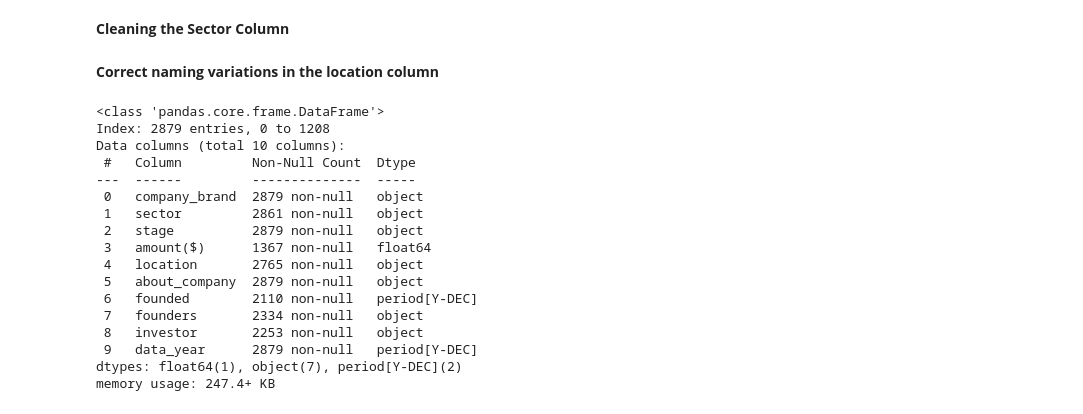
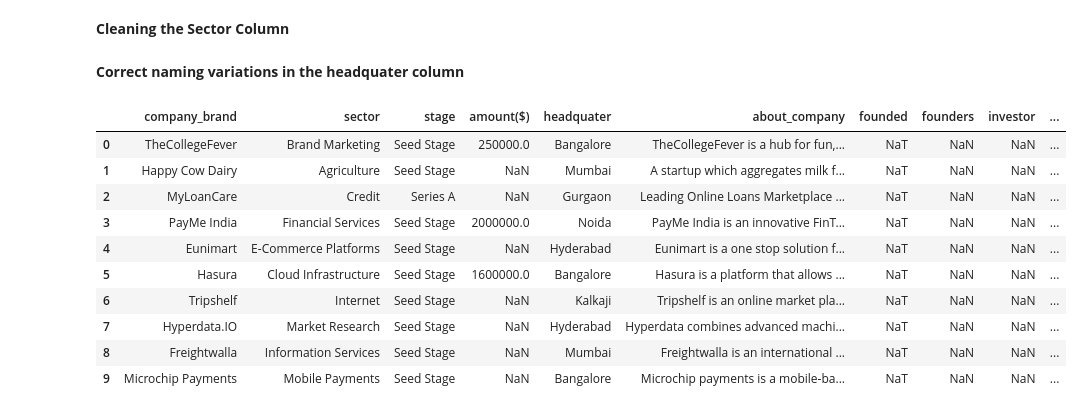
Before and after one commit to MurithiDenisGitobu/EDA-Indian-Startup-Funding, a Jupyter notebook: LP1_Project.ipynb.ipynb, the cells around one changed output. Drawn from its saved outputs; the diff is of its cells as text; code cells hidden in the pictures.

```diff
--- a/LP1_Project.ipynb.ipynb
+++ b/LP1_Project.ipynb.ipynb
@@ -319,17 +316,17 @@ data_2021['data_year'] = pd.to_datetime('2021', format='%Y').year
 def concat_dfs(df_1, df_2, df_3, df_4):
     # Rename columns in individual DataFrames
     df_1.rename(columns={'Company Name': 'company_brand', 'Industry': 'sector', 'Round/Series': 'stage',
-                         'Amount': 'amount($)', 'Location': 'location', 'About Company': 'about_company'},
+                         'Amount': 'amount($)', 'Location': 'headquater', 'About Company': 'about_company'},
                 inplace=True)
-    df_2.rename(columns={'Company/Brand': 'company_brand', 'Founded': 'founded', 'HeadQuarter': 'location',
+    df_2.rename(columns={'Company/Brand': 'company_brand', 'Founded': 'founded', 'HeadQuarter': 'headquater',
                          'Sector': 'sector', 'What it does': 'about_company', 'Founders': 'founders',
                          'Investor': 'investor', 'Amount($)': 'amount($)', 'Stage': 'stage'},
                 inplace=True)
-    df_3.rename(columns={'Company_Brand': 'company_brand', 'Founded': 'founded', 'HeadQuarter': 'location',
+    df_3.rename(columns={'Company_Brand': 'company_brand', 'Founded': 'founded', 'HeadQuarter': 'headquater',
                          'Sector': 'sector', 'What_it_does': 'about_company', 'Founders': 'founders',
                          'Investor': 'investor', 'Amount': 'amount($)', 'Stage': 'stage'},
                 inplace=True)
-    df_4.rename(columns={'Company_Brand': 'company_brand', 'Founded': 'founded', 'HeadQuarter': 'location',
+    df_4.rename(columns={'Company_Brand': 'company_brand', 'Founded': 'founded', 'HeadQuarter': 'headquater',
                          'Sector': 'sector', 'What_it_does': 'about_company', 'Founders': 'founders',
                          'Investor': 'investor', 'Amount': 'amount($)', 'Stage': 'stage'},
                 inplace=True)
@@ -535,41 +532,31 @@ Name: count, dtype: int64
 # %%
 # Get the first sentence of every list
 df['sector']=df['sector'].str.split(",").str[0]
+# %% [markdown]
+**Correct naming variations in the headquater column**
 # %%
 # Get the first location from every list
-df['location']=df['location'].str.split(",").str[0]
+df['headquater']=df['headquater'].str.split(",").str[0]
-# %% [markdown]
-**Correct naming variations in the location column**
 # %%
-df['location']=df['location'].replace({'Bengaluru': 'Bangalore', 'Banglore': 'Bangalore', 'Gurugram': 'Gurgaon', 'Hyderebad': 'Hyderabad',
-                                       'New Delhi': 'Delhi', 'Ahmadabad': 'Ahmedabad', 'Ernakulam': 'Cochin', 'Telugana': 'Telangana',
-                                         'Uttar pradesh': 'Uttar Pradesh', 'Rajastan': 'Rajasthan', 'San Franciscao': 'San Francisco',
-                                         'Samsitpur': 'Samastipur', 'Santra': 'Samtra', 'Rajsamand': 'Rajasthan', 'Kerala': 'Kochi',
-                                         'The Nilgiris': 'Nilgiris', 'Gurugram\t#REF!': 'Gurgaon', 'California': 'San Francisco',
-                                         'San Francisco Bay Area': 'San Francisco', 'Hyderebad': 'Hyderabad', 'Online Media\t#REF!': 'Online Media',
-                                           'Pharmaceuticals\t#REF!': 'Pharmaceuticals', 'Information Technology & Services':
-                                           'IT Services', 'Small Towns': 'Unknown', 'Odisha': 'Odisha', 'Beijing': 'Beijing', 'Orissia': 'Odisha',
-                                           'Santra': 'Samtra', 'Vadodara': 'Vadodara', 'Food & Beverages': 'Food and Beverages', 'Bhilwara': 'Bhilwara',
-                                             'Gandhinagar': 'Gandhinagar', 'Thiruvananthapuram': 'Thiruvananthapuram', 'Gurgaon': 'Gurgaon',
-                                               'Patna': 'Patna', 'San Ramon': 'San Ramon', 'Plano': 'Plano', 'Bangaldesh': 'Bangladesh', 'Milano': 'Milano',
-                                                 'California': 'California', 'Jharkhand': 'Jharkhand'})
+df['headquater']=df['headquater'].replace({'Bengaluru': 'Bangalore', 'Banglore': 'Bangalore', 'Gurugram': 'Gurgaon', 'Hyderebad': 'Hyderabad',
+                                      'New Delhi': 'Delhi', 'Ahmadabad': 'Ahmedabad', 'Ernakulam': 'Cochin', 'Telugana': 'Telangana',
+                                      'Rajastan': 'Rajasthan', 'San Franciscao': 'San Francisco', 'Samsitpur': 'Samastipur', 'Santra': 'Samtra',
+                                      'Rajsamand': 'Rajasthan', 'Kerala': 'Kochi','The Nilgiris': 'Nilgiris', 'Gurugram\t#REF!': 'Gurgaon',
+                                      'California': 'San Francisco', 'San Francisco Bay Area': 'San Francisco', 'Hyderebad': 'Hyderabad',
+                                      'Online Media\t#REF!': 'Unknown','Pharmaceuticals\t#REF!': 'Unknown',
+                                      'Information Technology & Services':'Unknown' ,'Small Towns': 'Unknown','Orissia': 'Odisha',
+                                      'Santra': 'Samtra', 'Vadodara': 'Vadodara', 'Food & Beverages': 'Unknown', 'Bangaldesh': 'Bangladesh',})
-# %%
-df.info()
-# %% [output]
-<class 'pandas.core.frame.DataFrame'>
-Index: 2879 entries, 0 to 1208
-Data columns (total 10 columns):
- #   Column         Non-Null Count  Dtype
----  ------         --------------  -----
- 0   company_brand  2879 non-null   object
- 1   sector         2861 non-null   object
- 2   stage          2879 non-null   object
- 3   amount($)      1367 non-null   float64
- 4   location       2765 non-null   object
- 5   about_company  2879 non-null   object
- 6   founded        2110 non-null   period[Y-DEC]
- 7   founders       2334 non-null   object
- 8   investor       2253 non-null   object
- 9   data_year      2879 non-null   period[Y-DEC]
-dtypes: float64(1), object(7), period[Y-DEC](2)
-memory usage: 247.4+ KB
+# %%
+df.head(10)
+# %% [output]
+|  | company_brand | sector | stage | amount($) | headquater | about_company | founded | founders | investor | ... |
+| 0 | TheCollegeFever | Brand Marketing | Seed Stage | 250000.0 | Bangalore | TheCollegeFever is a hub for fun,... | NaT | NaN | NaN | ... |
+| 1 | Happy Cow Dairy | Agriculture | Seed Stage | NaN | Mumbai | A startup which aggregates milk f... | NaT | NaN | NaN | ... |
+| 2 | MyLoanCare | Credit | Series A | NaN | Gurgaon | Leading Online Loans Marketplace ... | NaT | NaN | NaN | ... |
+| 3 | PayMe India | Financial Services | Seed Stage | 2000000.0 | Noida | PayMe India is an innovative FinT... | NaT | NaN | NaN | ... |
+| 4 | Eunimart | E-Commerce Platforms | Seed Stage | NaN | Hyderabad | Eunimart is a one stop solution f... | NaT | NaN | NaN | ... |
+| 5 | Hasura | Cloud Infrastructure | Seed Stage | 1600000.0 | Bangalore | Hasura is a platform that allows ... | NaT | NaN | NaN | ... |
+| 6 | Tripshelf | Internet | Seed Stage | NaN | Kalkaji | Tripshelf is an online market pla... | NaT | NaN | NaN | ... |
+| 7 | Hyperdata.IO | Market Research | Seed Stage | NaN | Hyderabad | Hyperdata combines advanced machi... | NaT | NaN | NaN | ... |
+| 8 | Freightwalla | Information Services | Seed Stage | NaN | Mumbai | Freightwalla is an international ... | NaT | NaN | NaN | ... |
+| 9 | Microchip Payments | Mobile Payments | Seed Stage | NaN | Bangalore | Microchip payments is a mobile-ba... | NaT | NaN | NaN | ... |
```
Also changed, not shown: parts of 7 cells of this notebook.
